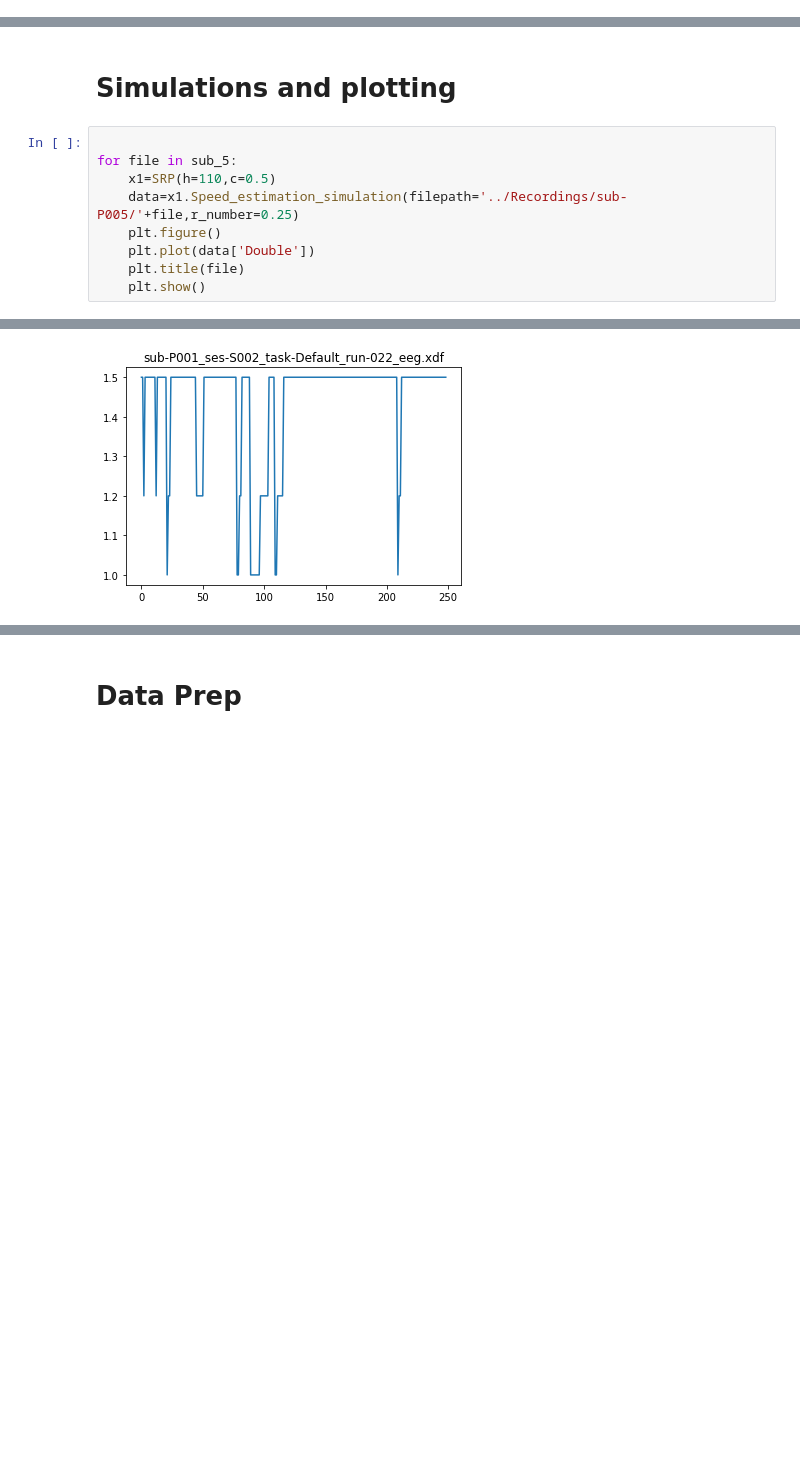
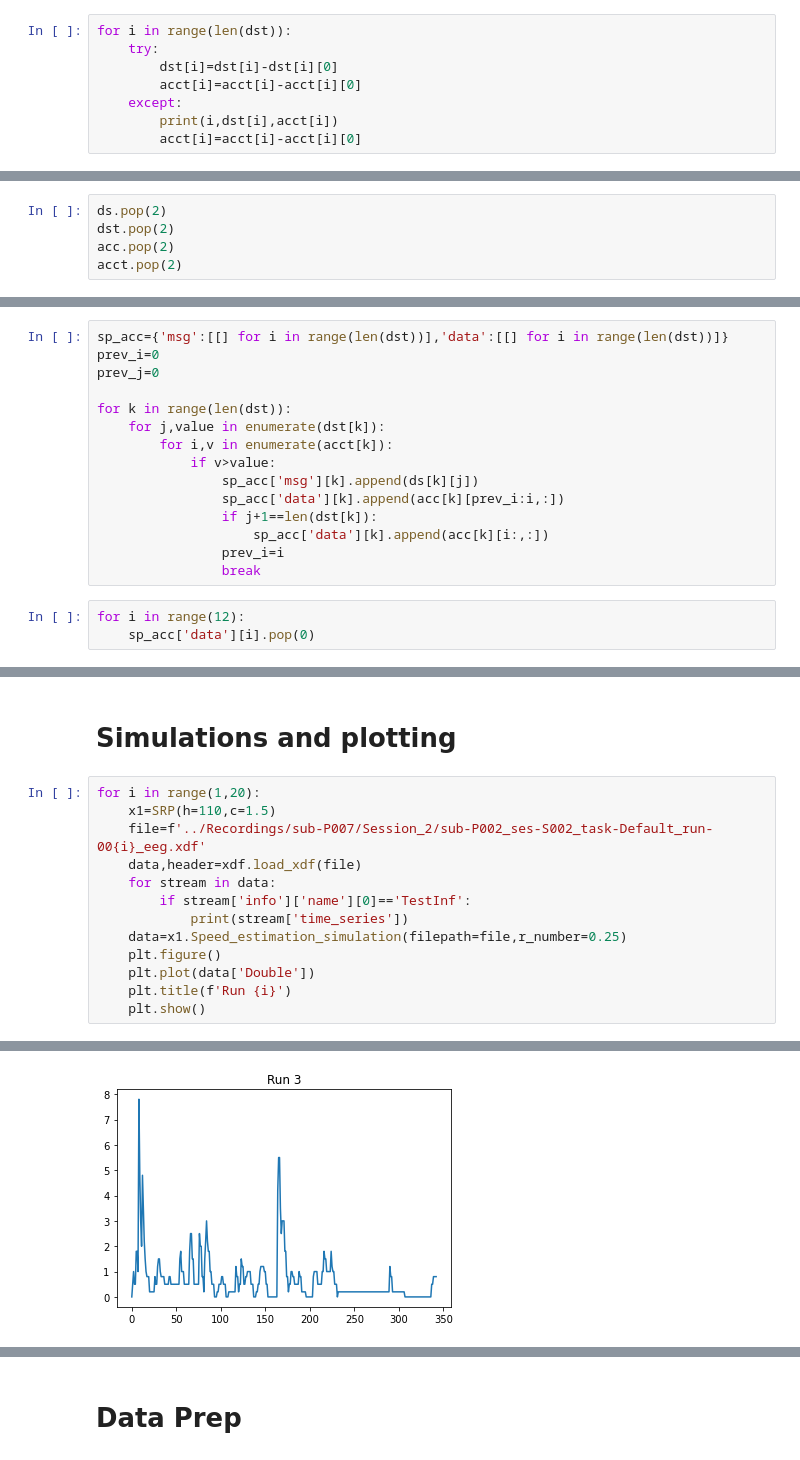
Before and after one commit to Prakyathkantharaju/Thesis_Speed_estimation, a Jupyter notebook: Processing/processing.ipynb, the cells around one changed output, grey strips where cells are left out. Cells and saved outputs as stored; diff of their text form; blank space fills up the shorter version.

Commit message:
data prep

```diff
--- a/Processing/processing.ipynb
+++ b/Processing/processing.ipynb
@@ -49,0 +105,8 @@ print(sub_5)
+# %%
+for i in range(len(dst)):
+    try:
+        dst[i]=dst[i]-dst[i][0]
+        acct[i]=acct[i]-acct[i][0]
+    except:
+        print(i,dst[i],acct[i])
+        acct[i]=acct[i]-acct[i][0]
@@ -49,0 +116,5 @@ print(sub_5)
+# %%
+ds.pop(2)
+dst.pop(2)
+acc.pop(2)
+acct.pop(2)
@@ -49,0 +124,18 @@ print(sub_5)
+# %%
+sp_acc={'msg':[[] for i in range(len(dst))],'data':[[] for i in range(len(dst))]}
+prev_i=0
+prev_j=0
+
+for k in range(len(dst)):
+    for j,value in enumerate(dst[k]):
+        for i,v in enumerate(acct[k]):
+            if v>value:
+                sp_acc['msg'][k].append(ds[k][j])
+                sp_acc['data'][k].append(acc[k][prev_i:i,:])
+                if j+1==len(dst[k]):
+                    sp_acc['data'][k].append(acc[k][i:,:])
+                prev_i=i
+                break
+# %%
+for i in range(12):
+    sp_acc['data'][i].pop(0)
@@ -50,12 +144,16 @@ print(sub_5)
 # %% [markdown]
 # Simulations and plotting
 # %%
-
-for file in sub_5:
-    x1=SRP(h=110,c=0.5)
-    data=x1.Speed_estimation_simulation(filepath='../Recordings/sub-P005/'+file,r_number=0.25)
+for i in range(1,20):
+    x1=SRP(h=110,c=1.5)
+    file=f'../Recordings/sub-P007/Session_2/sub-P002_ses-S002_task-Default_run-00{i}_eeg.xdf'
+    data,header=xdf.load_xdf(file)
+    for stream in data:
+        if stream['info']['name'][0]=='TestInf':
+            print(stream['time_series'])
+    data=x1.Speed_estimation_simulation(filepath=file,r_number=0.25)
     plt.figure()
     plt.plot(data['Double'])
-    plt.title(file)
+    plt.title(f'Run {i}')
     plt.show()
 # %% [output]
@@ -93 +183 @@ for file in sub_5:
-[figure, old version]
+[figure, new version]
```
Also changed, not shown: parts of 72 cells of this notebook, 53 other files.
